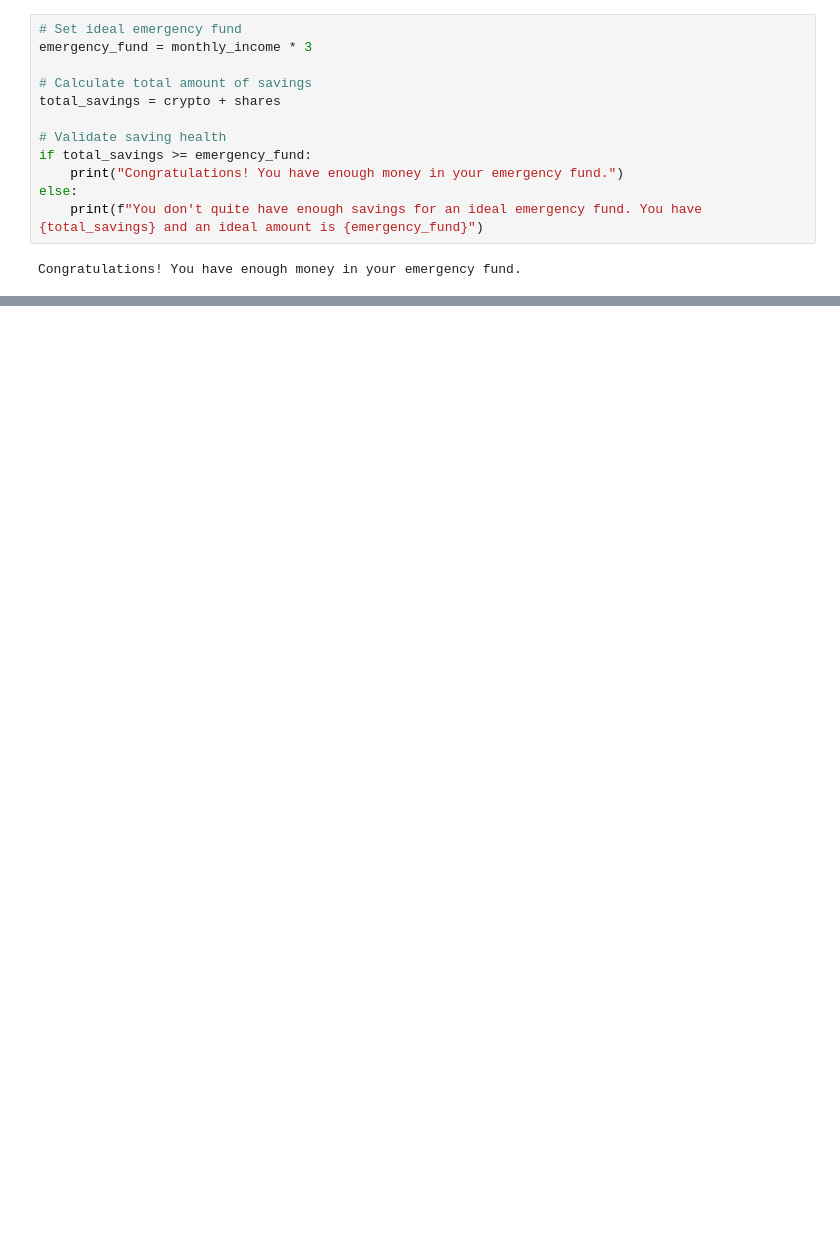
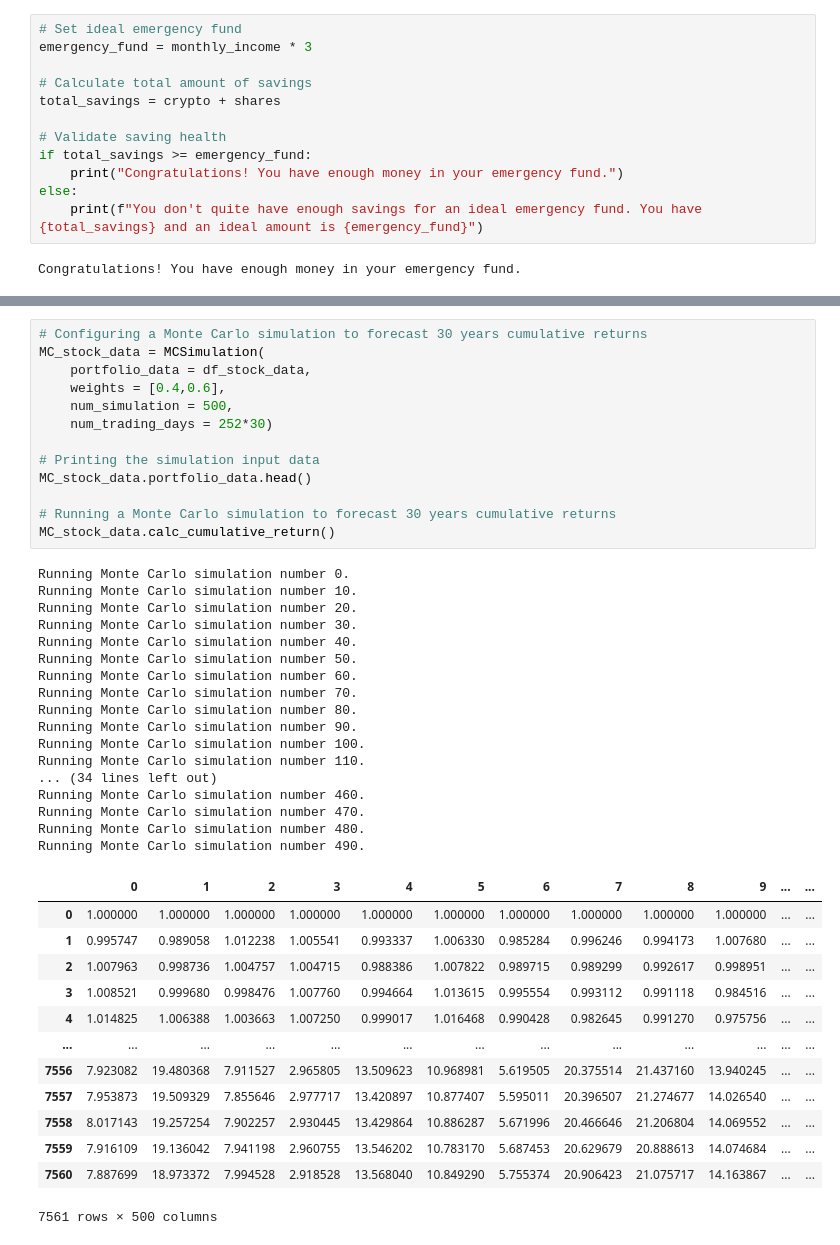
Before and after one commit to gerdonr/API-Homework, a Jupyter notebook: Personal_Finance_Planner.ipynb, the cells around one changed output, grey strips where cells are left out. Cells and saved outputs as stored; diff of their text form; blank space fills up the shorter version.

```diff
--- a/Personal_Finance_Planner.ipynb
+++ b/Personal_Finance_Planner.ipynb
@@ -148,0 +178,44 @@ Part 2 - Retirement Planning
+# %%
+# Configuring a Monte Carlo simulation to forecast 30 years cumulative returns
+MC_stock_data = MCSimulation(
+    portfolio_data = df_stock_data,
+    weights = [0.4,0.6],
+    num_simulation = 500,
+    num_trading_days = 252*30)
+
+# Printing the simulation input data
+MC_stock_data.portfolio_data.head()
+
+# Running a Monte Carlo simulation to forecast 30 years cumulative returns
+MC_stock_data.calc_cumulative_return()
+# %% [output]
+Running Monte Carlo simulation number 0.
+Running Monte Carlo simulation number 10.
+Running Monte Carlo simulation number 20.
+Running Monte Carlo simulation number 30.
+Running Monte Carlo simulation number 40.
+Running Monte Carlo simulation number 50.
+Running Monte Carlo simulation number 60.
+Running Monte Carlo simulation number 70.
+Running Monte Carlo simulation number 80.
+Running Monte Carlo simulation number 90.
+Running Monte Carlo simulation number 100.
+Running Monte Carlo simulation number 110.
+... (34 lines left out)
+Running Monte Carlo simulation number 460.
+Running Monte Carlo simulation number 470.
+Running Monte Carlo simulation number 480.
+Running Monte Carlo simulation number 490.
+|  | 0 | 1 | 2 | 3 | 4 | 5 | 6 | 7 | 8 | 9 | ... | ... |
+| 0 | 1.000000 | 1.000000 | 1.000000 | 1.000000 | 1.000000 | 1.000000 | 1.000000 | 1.000000 | 1.000000 | 1.000000 | ... | ... |
+| 1 | 0.995747 | 0.989058 | 1.012238 | 1.005541 | 0.993337 | 1.006330 | 0.985284 | 0.996246 | 0.994173 | 1.007680 | ... | ... |
+| 2 | 1.007963 | 0.998736 | 1.004757 | 1.004715 | 0.988386 | 1.007822 | 0.989715 | 0.989299 | 0.992617 | 0.998951 | ... | ... |
+| 3 | 1.008521 | 0.999680 | 0.998476 | 1.007760 | 0.994664 | 1.013615 | 0.995554 | 0.993112 | 0.991118 | 0.984516 | ... | ... |
+| 4 | 1.014825 | 1.006388 | 1.003663 | 1.007250 | 0.999017 | 1.016468 | 0.990428 | 0.982645 | 0.991270 | 0.975756 | ... | ... |
+| ... | ... | ... | ... | ... | ... | ... | ... | ... | ... | ... | ... | ... |
+| 7556 | 7.923082 | 19.480368 | 7.911527 | 2.965805 | 13.509623 | 10.968981 | 5.619505 | 20.375514 | 21.437160 | 13.940245 | ... | ... |
+| 7557 | 7.953873 | 19.509329 | 7.855646 | 2.977717 | 13.420897 | 10.877407 | 5.595011 | 20.396507 | 21.274677 | 14.026540 | ... | ... |
+| 7558 | 8.017143 | 19.257254 | 7.902257 | 2.930445 | 13.429864 | 10.886287 | 5.671996 | 20.466646 | 21.206804 | 14.069552 | ... | ... |
+| 7559 | 7.916109 | 19.136042 | 7.941198 | 2.960755 | 13.546202 | 10.783170 | 5.687453 | 20.629679 | 20.888613 | 14.074684 | ... | ... |
+| 7560 | 7.887699 | 18.973372 | 7.994528 | 2.918528 | 13.568040 | 10.849290 | 5.755374 | 20.906423 | 21.075717 | 14.163867 | ... | ... |
+7561 rows × 500 columns
```
Also changed, not shown: parts of 12 cells of this notebook.
